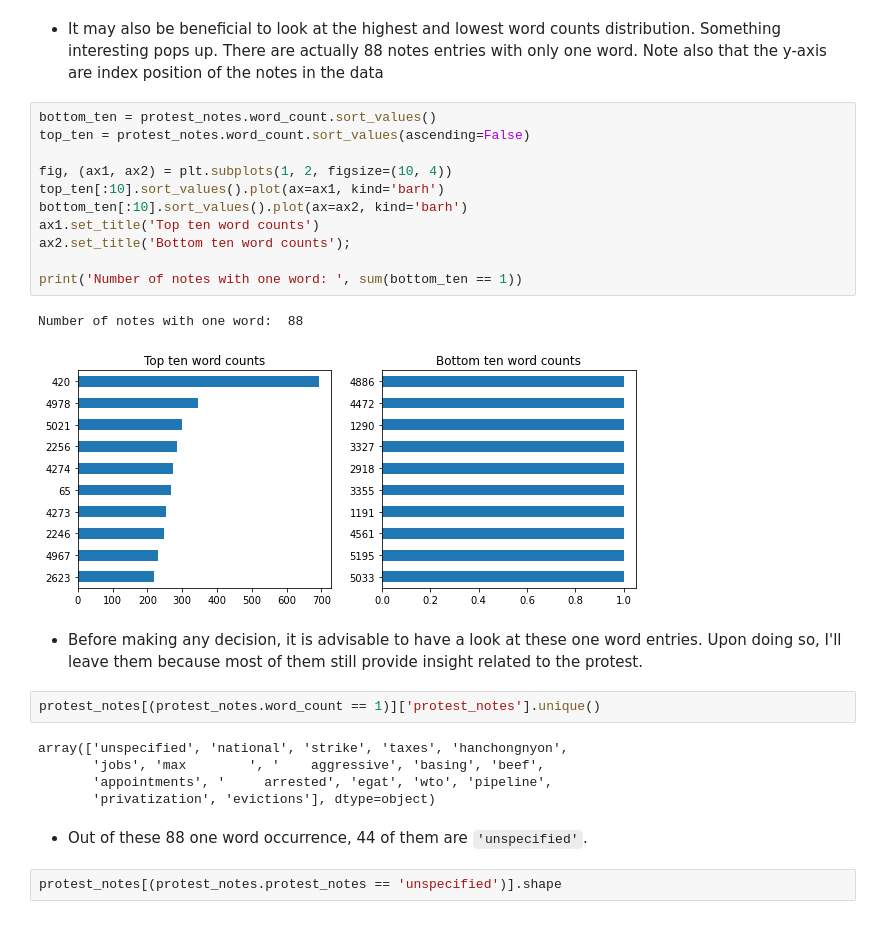
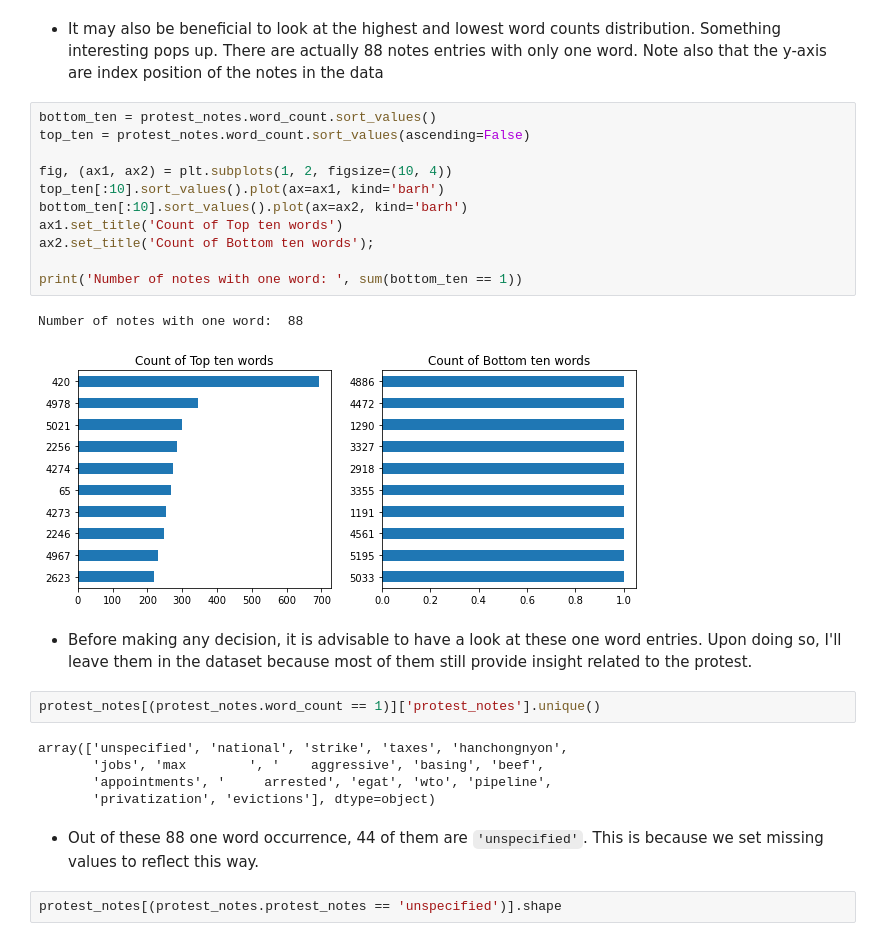
Before and after one commit to Demiga-g/Protest-Sentiments, a Jupyter notebook: Protest Sentiment Analysis.ipynb, the cells around one changed output. Drawn from its saved outputs; the diff is of its cells as text.

```diff
--- a/Protest Sentiment Analysis.ipynb
+++ b/Protest Sentiment Analysis.ipynb
@@ -73,19 +74,19 @@ Name: word_count, dtype: int64
 # %%
 bottom_ten = protest_notes.word_count.sort_values()
 top_ten = protest_notes.word_count.sort_values(ascending=False)
 
 fig, (ax1, ax2) = plt.subplots(1, 2, figsize=(10, 4))
 top_ten[:10].sort_values().plot(ax=ax1, kind='barh')
 bottom_ten[:10].sort_values().plot(ax=ax2, kind='barh')
-ax1.set_title('Top ten word counts')
-ax2.set_title('Bottom ten word counts');
+ax1.set_title('Count of Top ten words')
+ax2.set_title('Count of Bottom ten words');
 
 print('Number of notes with one word: ', sum(bottom_ten == 1))
 # %% [output]
 Number of notes with one word:  88
-[figure, old version]
+[figure, new version]
 # %% [markdown]
-- Before making any decision, it is advisable to have a look at these one word entries. Upon doing so, I'll leave them because most of them still provide insight related to the protest.
+- Before making any decision, it is advisable to have a look at these one word entries. Upon doing so, I'll leave them in the dataset because most of them still provide insight related to the protest.
 # %%
 protest_notes[(protest_notes.word_count == 1)]['protest_notes'].unique()
 # %% [output]
@@ -94,7 +95,7 @@ array(['unspecified', 'national', 'strike', 'taxes', 'hanchongnyon',
        'appointments', '     arrested', 'egat', 'wto', 'pipeline',
        'privatization', 'evictions'], dtype=object)
 # %% [markdown]
-- Out of these 88 one word occurrence, 44 of them are `'unspecified'`.
+- Out of these 88 one word occurrence, 44 of them are `'unspecified'`. This is because we set missing values to reflect this way.
 # %%
 protest_notes[(protest_notes.protest_notes == 'unspecified')].shape
 # %% [output]
```
Also changed, not shown: parts of 20 cells of this notebook.
